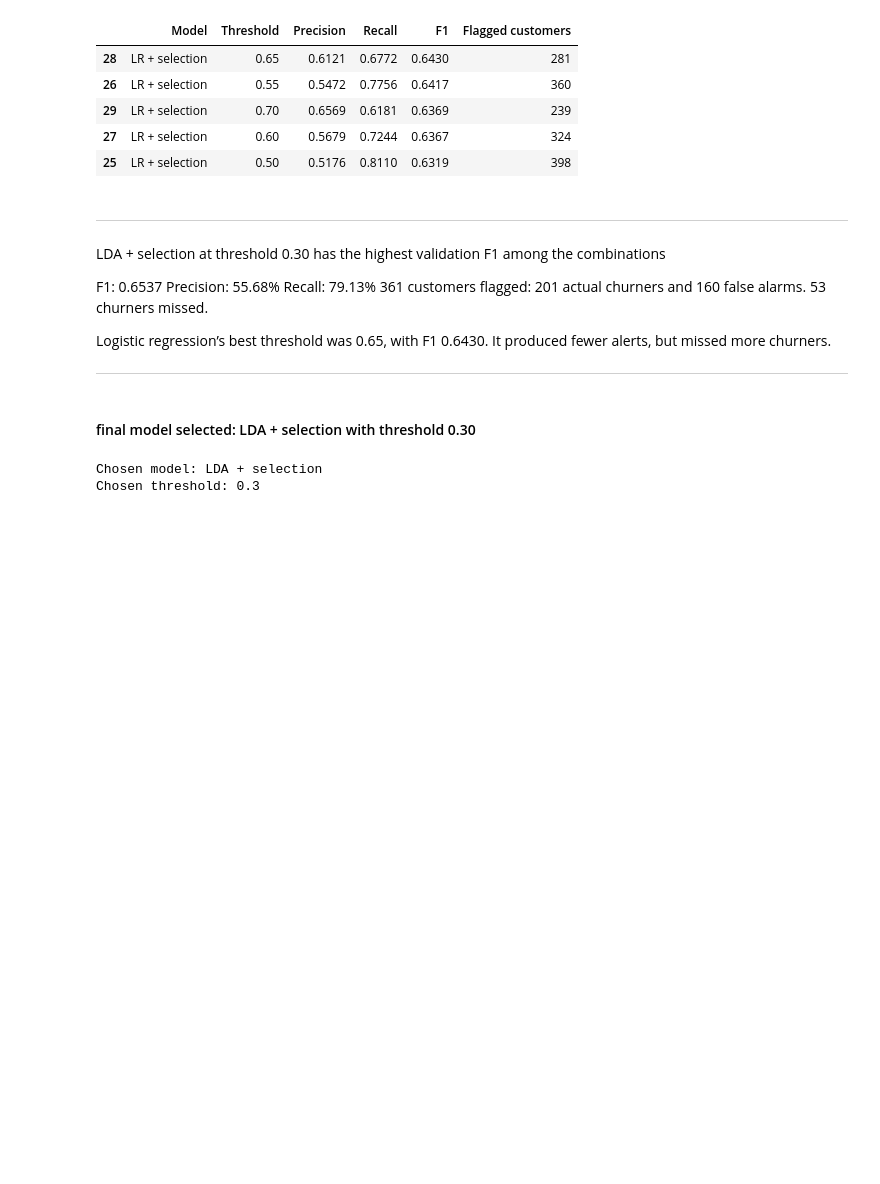
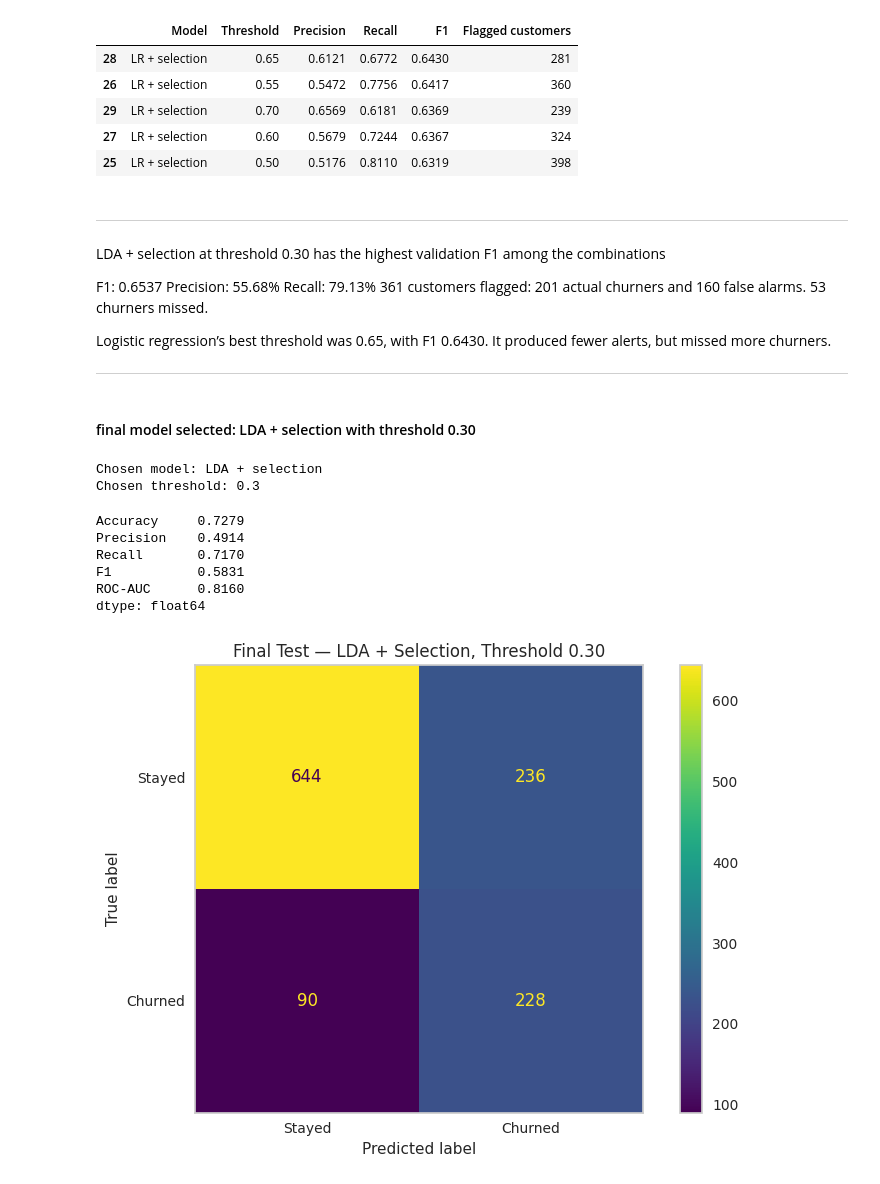
Before and after one commit to laravich/telco_churn_project, a Jupyter notebook: Lavanya_telcom_churn.ipynb, the cells around one changed output. Drawn from its saved outputs; the diff is of its cells as text; code cells hidden in the pictures; blank space fills up the shorter version.

```diff
--- a/Lavanya_telcom_churn.ipynb
+++ b/Lavanya_telcom_churn.ipynb
@@ -1153,3 +1154,46 @@ print("Chosen threshold:", chosen_threshold)
 # %% [output]
 Chosen model: LDA + selection
 Chosen threshold: 0.3
+# %%
+# evaluate the final test set using the fixed 0.30 threshold.
+churn_index = list(final_pipeline.classes_).index(1)
+
+test_probabilities = final_pipeline.predict_proba(X_test)[:, churn_index]
+test_predictions = (
+    test_probabilities >= chosen_threshold
+).astype(int)
+
+test_results = pd.Series({
+    "Accuracy": accuracy_score(y_test, test_predictions),
+    "Precision": precision_score(y_test, test_predictions, zero_division=0),
+    "Recall": recall_score(y_test, test_predictions, zero_division=0),
+    "F1": f1_score(y_test, test_predictions, zero_division=0),
+    "ROC-AUC": roc_auc_score(y_test, test_probabilities)
+})
+
+display(test_results.round(4))
+# %% [output]
+Accuracy     0.7279
+Precision    0.4914
+Recall       0.7170
+F1           0.5831
+ROC-AUC      0.8160
+dtype: float64
+# %%
+# plot confusion matrix
+plt.rcParams["font.family"] = "sans-serif"
+plt.rcParams["font.sans-serif"] = ["DejaVu Sans"]
+
+disp =ConfusionMatrixDisplay.from_predictions(
+        y_test,
+        test_predictions,
+        labels=[0, 1],
+        display_labels=["Stayed", "Churned"],
+        cmap="viridis"
+    )
+disp.ax_.grid(False)
+plt.title("Final Test — LDA + Selection, Threshold 0.30")
+plt.tight_layout()
+plt.show()
+# %% [output]
+[figure, added]
```
Also changed, not shown: parts of 3 cells of this notebook, 1 other file.
